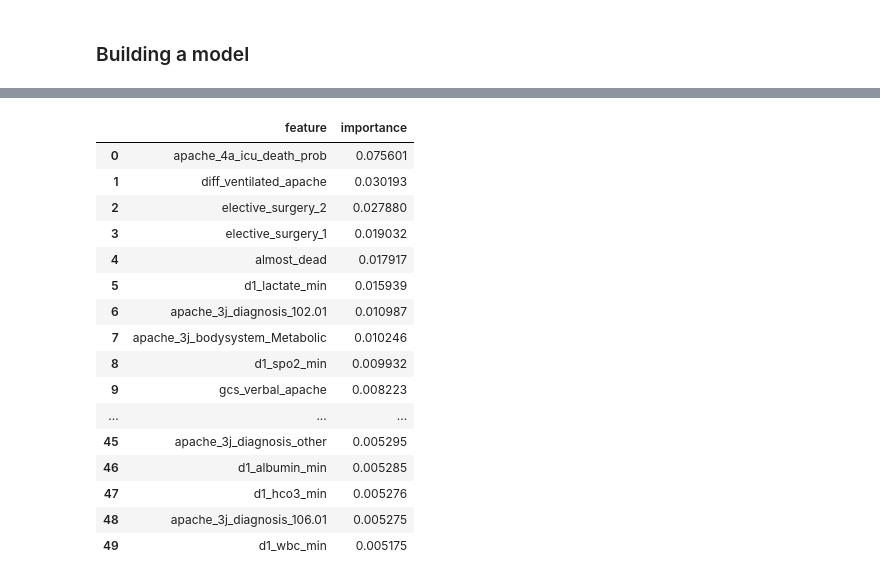
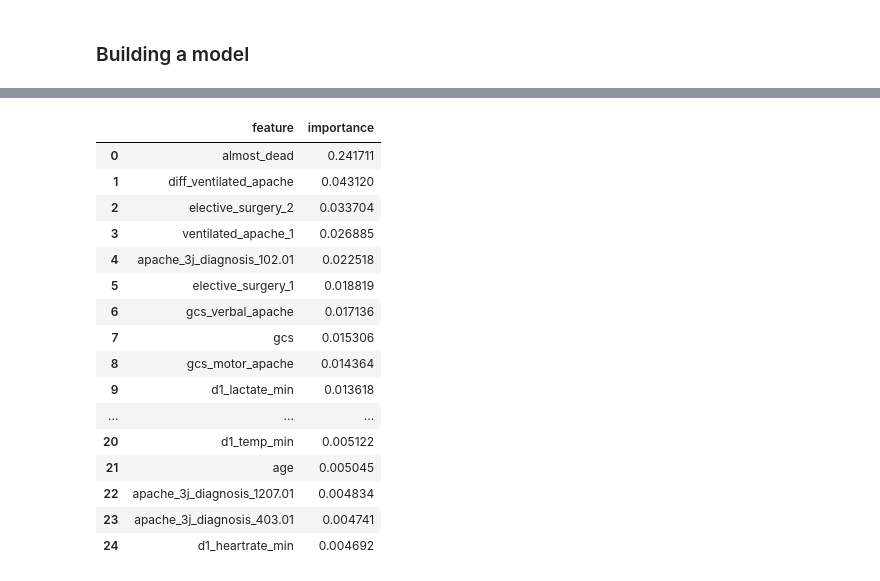
Before and after one commit to curie-capstone/predicting-patient-outcomes, a Jupyter notebook: ravinder/modeling_ravinder.ipynb, the cells around one changed output, grey strips where cells are left out. Cells and saved outputs as stored; diff of their text form; code cells hidden in the pictures.

```diff
--- a/ravinder/modeling_ravinder.ipynb
+++ b/ravinder/modeling_ravinder.ipynb
@@ -1109,27 +1088,27 @@ X_test['arterial_bp'] = X_test['arterial_bp'].astype(np.float64)
 #  seed= 42)
 # modelfit(xgb1, X, y)
 # %%
-param_test1 = {
- 'max_depth':range(5,10,2),
- 'min_child_weight':range(1,6,2)
-}
-gsearch1 = GridSearchCV(estimator = XGBClassifier( learning_rate =0.1, n_estimators=140, max_depth=7,
- min_child_weight=5, gamma=0.25, subsample=0.8, colsample_bytree=0.8,
- objective= 'binary:logistic', nthread=4, scale_pos_weight=1, seed=27),
- param_grid = param_test1, scoring='roc_auc',n_jobs=4,iid=False, cv=5)
-gsearch1.fit(X,y)
-gsearch1.cv_results_, gsearch1.best_params_, gsearch1.best_score_
+# param_test1 = {
+#  'max_depth':range(5,10,2),
+#  'min_child_weight':range(1,6,2)
+# }
+# gsearch1 = GridSearchCV(estimator = XGBClassifier( learning_rate =0.1, n_estimators=172, max_depth=7,
+#  min_child_weight=5, gamma=0.25, subsample=0.8, colsample_bytree=0.8,
+#  objective= 'binary:logistic', nthread=4, scale_pos_weight=1, seed=27),
+#  param_grid = param_test1, scoring='roc_auc',n_jobs=4,iid=False, cv=5)
+# gsearch1.fit(X,y)
+# gsearch1.cv_results_, gsearch1.best_params_, gsearch1.best_score_
 # %%
-param_test2 = {
- 'max_depth':[6,7,8],
- 'min_child_weight':[4,5,6]
-}
-gsearch2 = GridSearchCV(estimator = XGBClassifier( learning_rate=0.1, n_estimators=140, max_depth=7,
- min_child_weight=5, gamma=0, subsample=0.8, colsample_bytree=0.8,
- objective= 'binary:logistic', nthread=4, scale_pos_weight=1,seed=27),
- param_grid = param_test2, scoring='roc_auc',n_jobs=4,iid=False, cv=5)
-gsearch2.fit(X,y)
-gsearch2.cv_results_, gsearch2.best_params_, gsearch2.best_score_
+# param_test2 = {
+#  'max_depth':[4,5,6],
+#  'min_child_weight':[1,2,3]
+# }
+# gsearch2 = GridSearchCV(estimator = XGBClassifier( learning_rate=0.1, n_estimators=140, max_depth=5,
+#  min_child_weight=1, gamma=0.25, subsample=0.8, colsample_bytree=0.8,
+#  objective= 'binary:logistic', nthread=4, scale_pos_weight=1,seed=27),
+#  param_grid = param_test2, scoring='roc_auc',n_jobs=4,iid=False, cv=5)
+# gsearch2.fit(X,y)
+# gsearch2.cv_results_, gsearch2.best_params_, gsearch2.best_score_
 # %%
 # param_test3 = {
 #  'gamma':[i/10.0 for i in range(0,5)]
@@ -1154,7 +1133,7 @@ gsearch2.cv_results_, gsearch2.best_params_, gsearch2.best_score_
 # %%
 # X.columns.to_list()
 # %%
-model = XGBClassifier(learning_rate =0.1, n_estimators=140, max_depth=7,
+model = XGBClassifier(learning_rate =0.1, n_estimators=177, max_depth=7,
  min_child_weight=5, gamma=0.25, subsample=0.8, colsample_bytree=0.8,
  objective= 'binary:logistic', nthread=4, scale_pos_weight=1, reg_alpha=0.0001, seed=27)
 model.fit(X, y)
@@ -1240,22 +1219,22 @@ zero_imp
 # %%
-feature_importance.head(50)
+feature_importance.head(25)
 # %% [output]
 |  | feature | importance |
-| 0 | apache_4a_icu_death_prob | 0.075601 |
-| 1 | diff_ventilated_apache | 0.030193 |
-| 2 | elective_surgery_2 | 0.027880 |
-| 3 | elective_surgery_1 | 0.019032 |
-| 4 | almost_dead | 0.017917 |
-| 5 | d1_lactate_min | 0.015939 |
-| 6 | apache_3j_diagnosis_102.01 | 0.010987 |
-| 7 | apache_3j_bodysystem_Metabolic | 0.010246 |
-| 8 | d1_spo2_min | 0.009932 |
-| 9 | gcs_verbal_apache | 0.008223 |
+| 0 | almost_dead | 0.241711 |
+| 1 | diff_ventilated_apache | 0.043120 |
+| 2 | elective_surgery_2 | 0.033704 |
+| 3 | ventilated_apache_1 | 0.026885 |
+| 4 | apache_3j_diagnosis_102.01 | 0.022518 |
+| 5 | elective_surgery_1 | 0.018819 |
+| 6 | gcs_verbal_apache | 0.017136 |
+| 7 | gcs | 0.015306 |
+| 8 | gcs_motor_apache | 0.014364 |
+| 9 | d1_lactate_min | 0.013618 |
 | ... | ... | ... |
-| 45 | apache_3j_diagnosis_other | 0.005295 |
-| 46 | d1_albumin_min | 0.005285 |
-| 47 | d1_hco3_min | 0.005276 |
-| 48 | apache_3j_diagnosis_106.01 | 0.005275 |
-| 49 | d1_wbc_min | 0.005175 |
+| 20 | d1_temp_min | 0.005122 |
+| 21 | age | 0.005045 |
+| 22 | apache_3j_diagnosis_1207.01 | 0.004834 |
+| 23 | apache_3j_diagnosis_403.01 | 0.004741 |
+| 24 | d1_heartrate_min | 0.004692 |
 # %%
 
```
Also changed, not shown: parts of 104 cells of this notebook.
